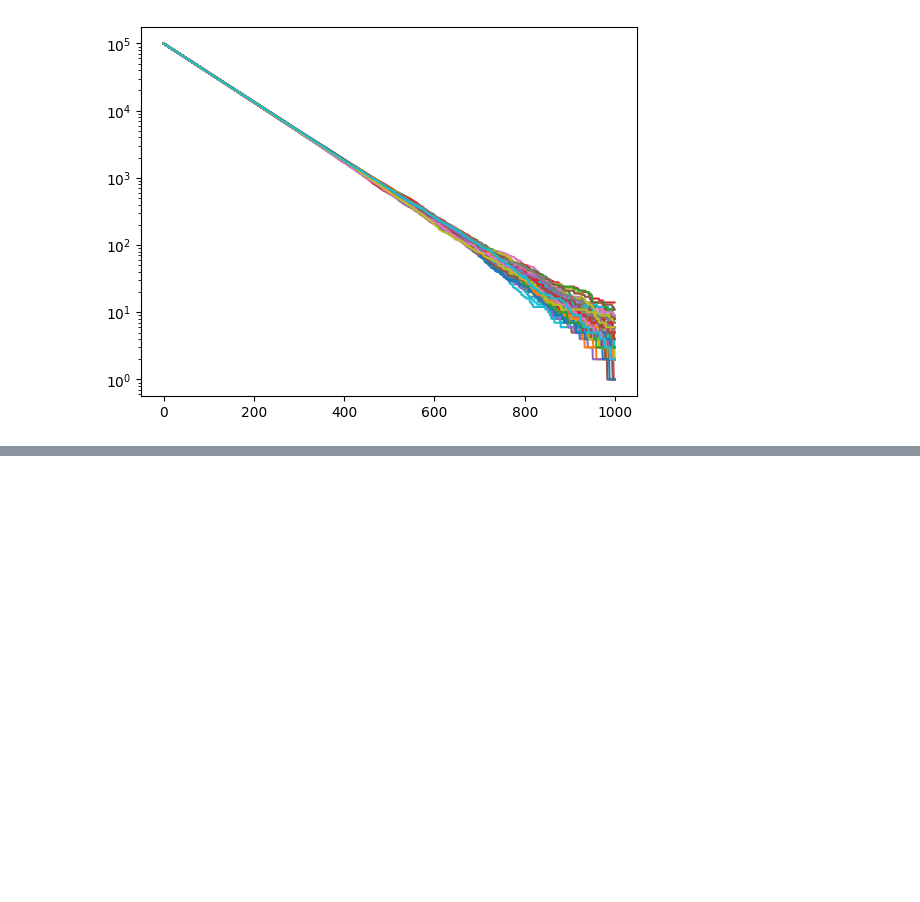
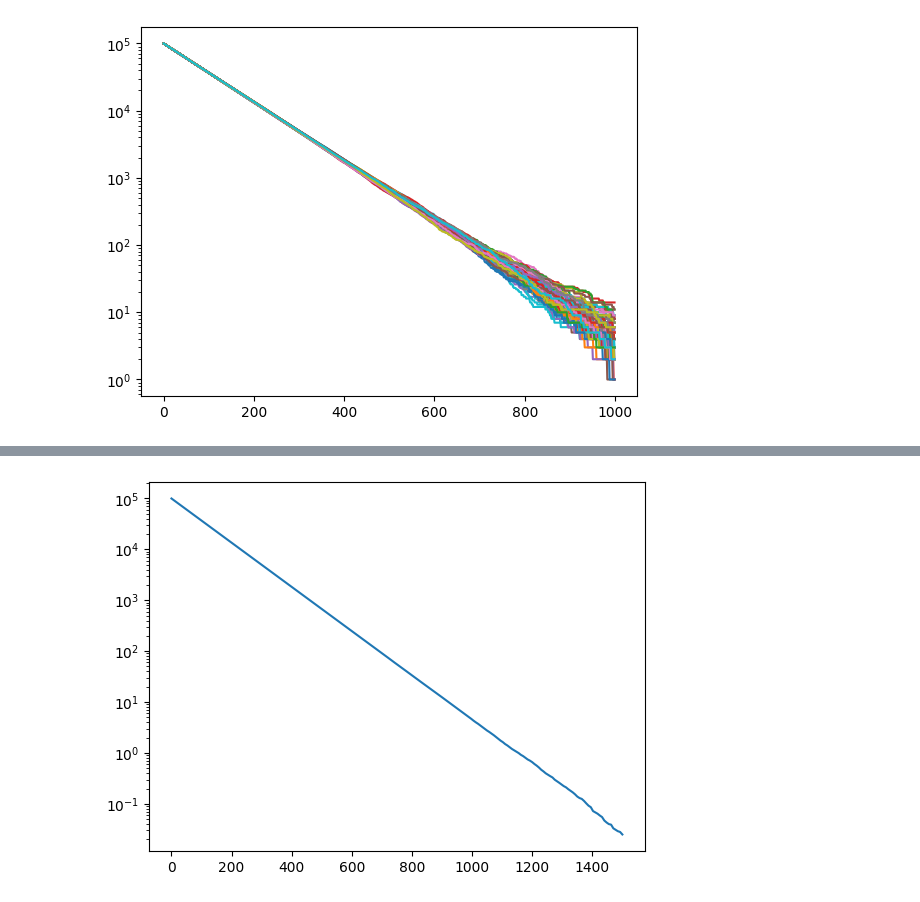
Before and after one commit to moises-santillan/MathematicalBiology, a Jupyter notebook: code/Python/ExponentialDecay.ipynb, the cells around one changed output, grey strips where cells are left out. Saved outputs shown, nothing was run; the diff lists cells and outputs as text; code cells hidden in the pictures; blank space fills up the shorter version.

```diff
--- a/code/Python/ExponentialDecay.ipynb
+++ b/code/Python/ExponentialDecay.ipynb
@@ -135,0 +146,13 @@ plt.yscale('log')
+# %%
+Pavg=np.mean(Pop, axis=1)
+Pstd=np.std(Pop, axis=1)
+Pcv=Pstd/Pavg
+
+Tavg=np.mean(Texp, axis=1)
+Tstd=np.std(Texp, axis=1)
+Tcv=Tstd/Tavg
+# %%
+plt.plot(times, Pavg)
+plt.yscale('log')
+# %% [output]
+[figure, added]
```
Also changed, not shown: parts of 5 cells of this notebook, 1 other file.
